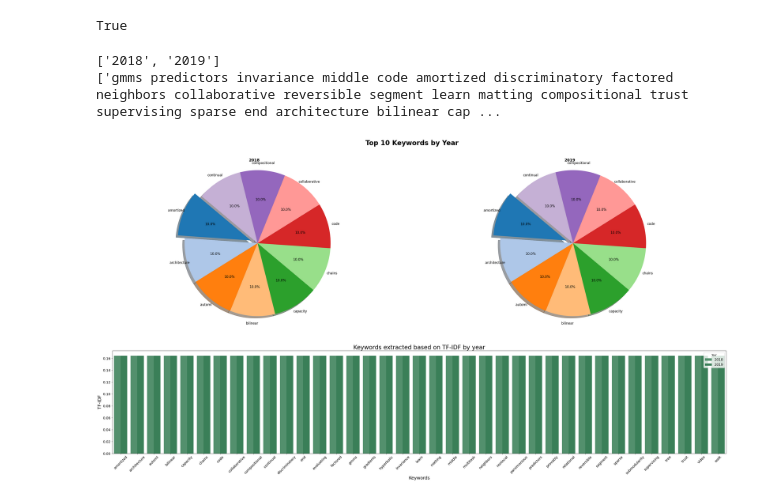
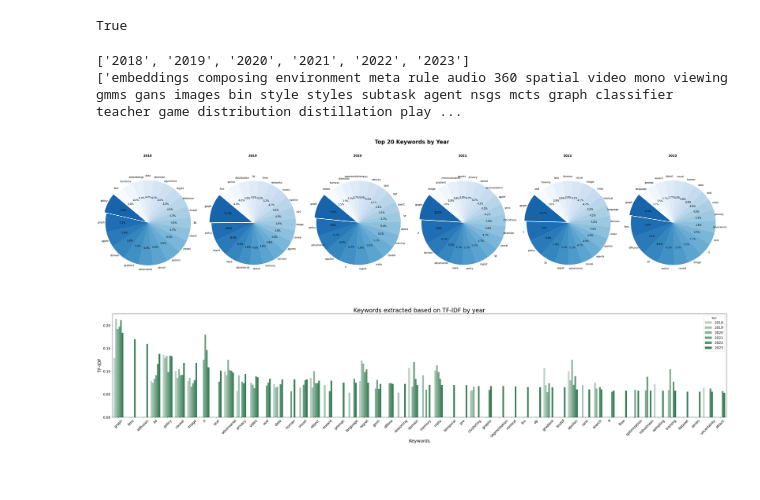
Before and after one commit to chpark-ML/diffusion-model-tutorial, a Jupyter notebook: projects/main.ipynb, the cells around one changed output. Saved outputs shown, nothing was run; the diff lists cells and outputs as text; code cells hidden in the pictures; blank space fills up the shorter version.

```diff
--- a/projects/main.ipynb
+++ b/projects/main.ipynb
@@ -50,9 +52,9 @@ def make_autopct(values):
     return my_autopct
 # %%
 # 가장 많이 등장한 문자열 top k와 파이 그래프 생성
-k = 10  # 원하는 상위 k개
+k = 20  # 원하는 상위 k개
 num_years = len(string_counter_year)
-fig, axs = plt.subplots(1, num_years, figsize=(32, 10))  # 1행 num_years열의 서브플롯 생성
+fig, axs = plt.subplots(1, num_years, figsize=(40, 10))  # 1행 num_years열의 서브플롯 생성
 
 for i, (year, string_counter) in enumerate(string_counter_year.items()):
     # 전체 문자열 요소 개수
@@ -66,19 +68,21 @@ for i, (year, string_counter) in enumerate(string_counter_year.items()):
 
     # 파이 그래프 생성
     labels, sizes = zip(*most_common_elements)
-    colors = plt.cm.tab20(range(len(labels)))  # 색상 팔레트
-    explode = [0.1 if i == 0 else 0 for i in range(len(labels))]  # 첫 번째 조각만 돌출
+    # 색상 gradation 생성
+    # colors = plt.cm.Blues(np.linspace(0, 1, len(labels)))[::-1]
+    colors = plt.cm.get_cmap('Blues_r')(np.linspace(0.2, 1, len(labels)))
+    explode = [0.05 if i == 0 else 0 for i in range(len(labels))]  # 첫 번째 조각만 돌출
 
-    wedges, texts, autotexts = axs[i].pie(sizes, labels=labels, autopct=make_autopct(sizes), startangle=140, colors=colors, explode=explode, shadow=True)
+    wedges, texts, autotexts = axs[i].pie(sizes, labels=labels, autopct='%1.1f%%', startangle=140, colors=colors, explode=explode, shadow=False)
 
     # 레이블을 그래프 밖으로 빼기
     for text in texts:
-        text.set_fontsize(12)
+        text.set_fontsize(11)
         text.set_rotation_mode('anchor')
         text.set_horizontalalignment('center')
         text.set_verticalalignment('center')
     for autotext in autotexts:
-        autotext.set_fontsize(12)
+        autotext.set_fontsize(11)
         autotext.set_color('black')
 
     axs[i].set_title(f"{year}", fontsize=14, fontweight='bold')
@@ -89,6 +93,6 @@ plt.suptitle(f"Top {k} Most Common Elements by Year", fontsize=24, fontweight='b
 plt.tight_layout(rect=[0, 0.03, 1, 0.95])  # 레이아웃 조정
 
 # 그래프 저장 및 출력
-# plt.savefig(f"top_{k}_elements_comparison.png", dpi=300, bbox_inches='tight')
+plt.savefig(f"top_{k}_most_common_elements.jpg", dpi=300, bbox_inches='tight')
 plt.show()
 # %% [output]
@@ -155,59 +163,73 @@ TOP_K = 50
 key_words_dict = dict()
 for key, tfidf_dict in zip(keys_list, word_tfidf_abstracts):
     key_words = sorted(tfidf_dict.items(), key=lambda x: x[1], reverse=True)[:TOP_K]
-    key_words = {word: tfidf for word, tfidf in key_words}
+    key_words = {word: score for word, score in key_words if score >= 0.01}
     key_words_dict[key] = key_words
 # %% [output]
-['2018', '2019']
-['gmms predictors invariance middle code amortized discriminatory factored neighbors collaborative reversible segment learn matting compositional trust supervising sparse end architecture bilinear cap ...
+['2018', '2019', '2020', '2021', '2022', '2023']
+['embeddings composing environment meta rule audio 360 spatial video mono viewing gmms gans images bin style styles subtask agent nsgs mcts graph classifier teacher game distribution distillation play ...
 # %%
 # top k 설정
-k = 10
+TOP_K = 20
 
 # 연도별 top k 키워드 추출
 top_keywords_year = {}
 for year, keywords in key_words_dict.items():
     counter = Counter(keywords)
-    top_keywords = counter.most_common(k)
+    top_keywords = counter.most_common(TOP_K)
     top_keywords_year[year] = top_keywords
 
 # 그래프 설정
 num_years = len(key_words_dict)
-fig, axs = plt.subplots(1, num_years, figsize=(32, 10))
+fig, axs = plt.subplots(1, num_years, figsize=(40, 10))
 
 # 색상 설정
-colors = plt.cm.tab20(range(k))  # 색상 팔레트
+colors = plt.cm.tab20(range(TOP_K))  # 색상 팔레트
 
 # 각 연도별 파이 그래프 그리기
 for i, (year, top_keywords) in enumerate(top_keywords_year.items()):
-    labels, sizes = zip(*top_keywords)
-    explode = [0.1 if idx == 0 else 0 for idx in range(k)]  # 첫 번째 조각만 돌출
+    # top_keywords가 비어 있는 경우 처리
+    if not top_keywords:
+        labels = ['No data']
+        sizes = [1]
+    else:
+        # 가장 많이 등장한 문자열 top k
+        top_keywords = top_keywords[:k]  # 상위 k개만 사용
+        labels, sizes = zip(*top_keywords)
+    # labels, sizes = zip(*top_keywords)
 
-    wedges, texts, autotexts = axs[i].pie(sizes, labels=labels, autopct='%1.1f%%', startangle=140, colors=colors, explode=explode, shadow=True)
+    # 색상 gradation 생성
+    # colors = plt.cm.Blues(np.linspace(0, 1, len(labels)))[::-1]
+    colors = plt.cm.get_cmap('Blues_r')(np.linspace(0.2, 1, len(labels)))
+    # explode = [0.1 if idx == 0 else 0 for idx in range(TOP_K)]  # 첫 번째 조각만 돌출
+    explode = [0.05 if j == 0 else 0 for j in range(len(labels))]
+
+    wedges, texts, autotexts = axs[i].pie(sizes, labels=labels, autopct='%1.1f%%', startangle=140, colors=colors, explode=explode, shadow=False)
 
     # 레이블 설정
     for text in texts:
-        text.set_fontsize(12)
+        text.set_fontsize(11)
         text.set_rotation_mode('anchor')
         text.set_horizontalalignment('center')
         text.set_verticalalignment('center')
     for autotext in autotexts:
-        autotext.set_fontsize(12)
+        autotext.set_fontsize(11)
         autotext.set_color('black')
 
     axs[i].set_title(f"{year}", fontsize=14, fontweight='bold')
     axs[i].axis('equal')  # Equal aspect ratio ensures that pie is drawn as a circle.
 
 # 전체 제목 설정
-plt.suptitle(f"Top {k} Keywords by Year", fontsize=24, fontweight='bold')
+plt.suptitle(f"Top {TOP_K} Keywords by Year", fontsize=24, fontweight='bold')
 plt.tight_layout(rect=[0, 0.03, 1, 0.95])  # 레이아웃 조정
 
 # 그래프 출력
+plt.savefig(f"top_{k}_keywords_by_year.jpg", dpi=300, bbox_inches='tight')
 plt.show()
 # %% [output]
-[figure, old version]
+[figure, new version]
 # %%
-sorting_standard = "2018"
+sorting_standard = "2023"
 topk = 100
 
 # Sorting keywords based on 2023 data
@@ -237,6 +259,7 @@ plt.xticks(rotation=45, ha='center', fontsize=14)
 plt.yticks(fontsize=14)
 plt.tight_layout()
 plt.legend(title='Year', fontsize=14)
+plt.savefig(f"kewords_comparison_on_{sorting_standard}.jpg", dpi=300, bbox_inches='tight')
 plt.show()
 # %% [output]
-[figure, old version]
+[figure, new version]
```
Also changed, not shown: parts of 3 cells of this notebook, 3 other files.
